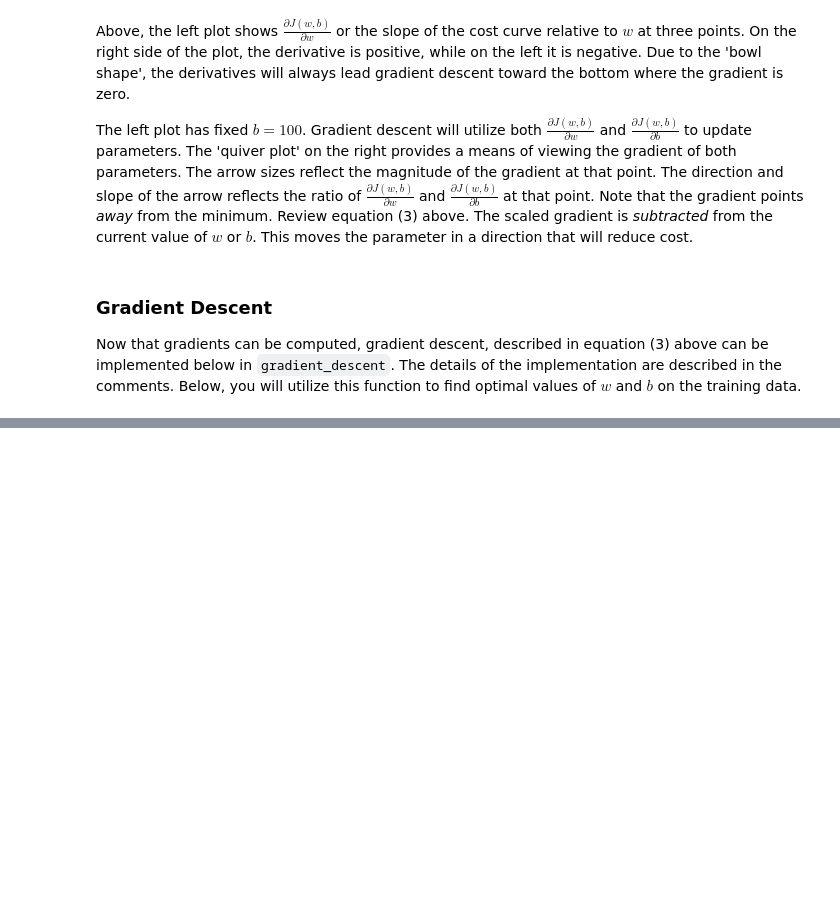
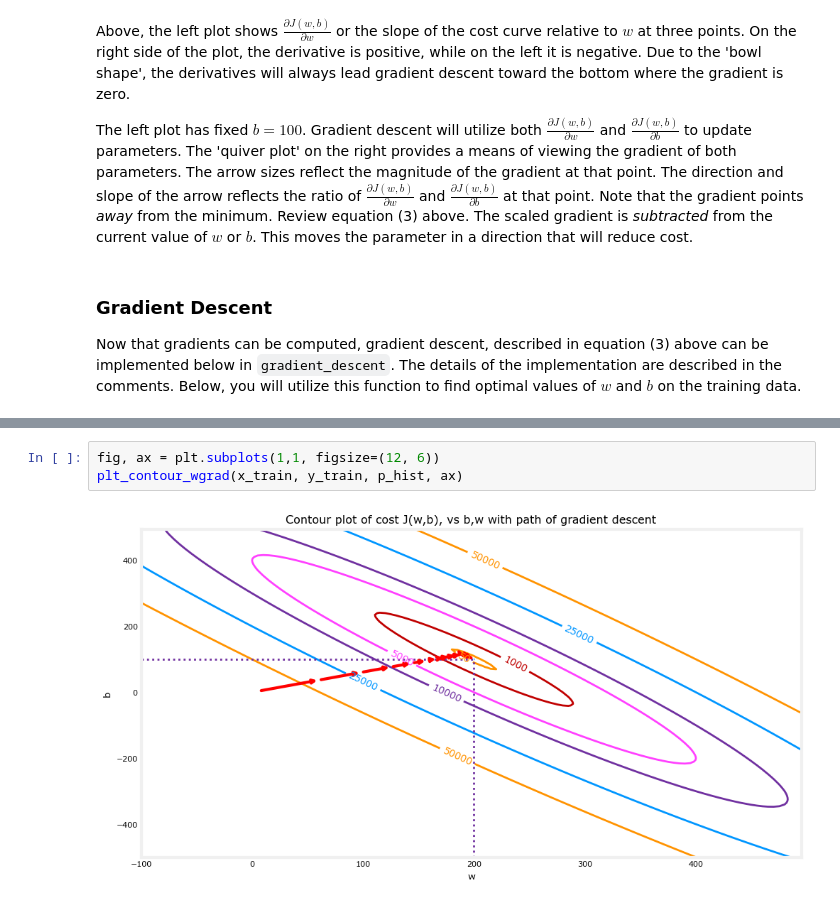
Before and after one commit to blacksheeprobotics/ml-coursera-gradient-descent-linear-regression, a Jupyter notebook: gradient-descent-linear-regression.ipynb, the cells around one changed output, grey strips where cells are left out. Drawn from its saved outputs; the diff is of its cells as text; blank space fills up the shorter version.

```diff
--- a/gradient-descent-linear-regression.ipynb
+++ b/gradient-descent-linear-regression.ipynb
@@ -107,0 +208,5 @@ Now that gradients can be computed,  gradient descent, described in equation (3)
+# %%
+fig, ax = plt.subplots(1,1, figsize=(12, 6))
+plt_contour_wgrad(x_train, y_train, p_hist, ax)
+# %% [output]
+[figure, added]
```
Also changed, not shown: parts of 15 cells of this notebook.
